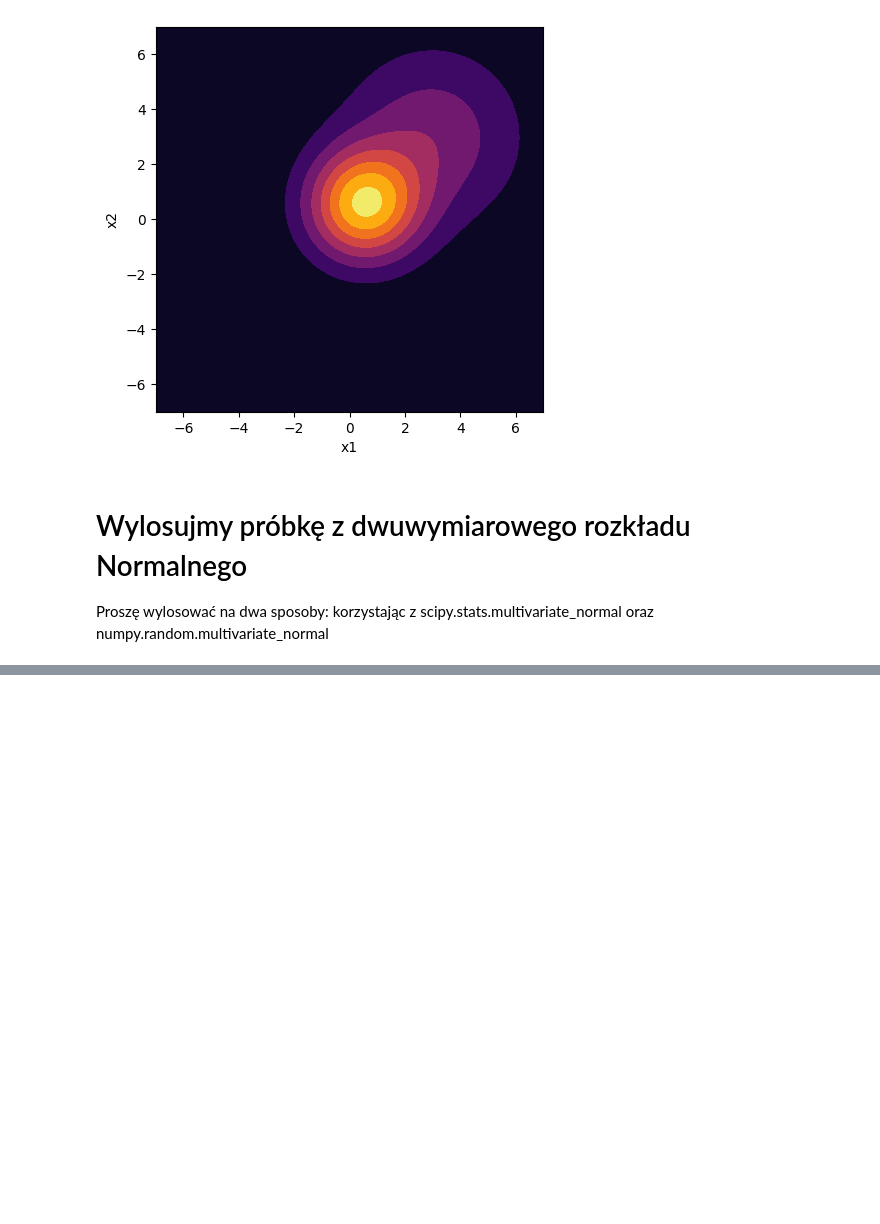
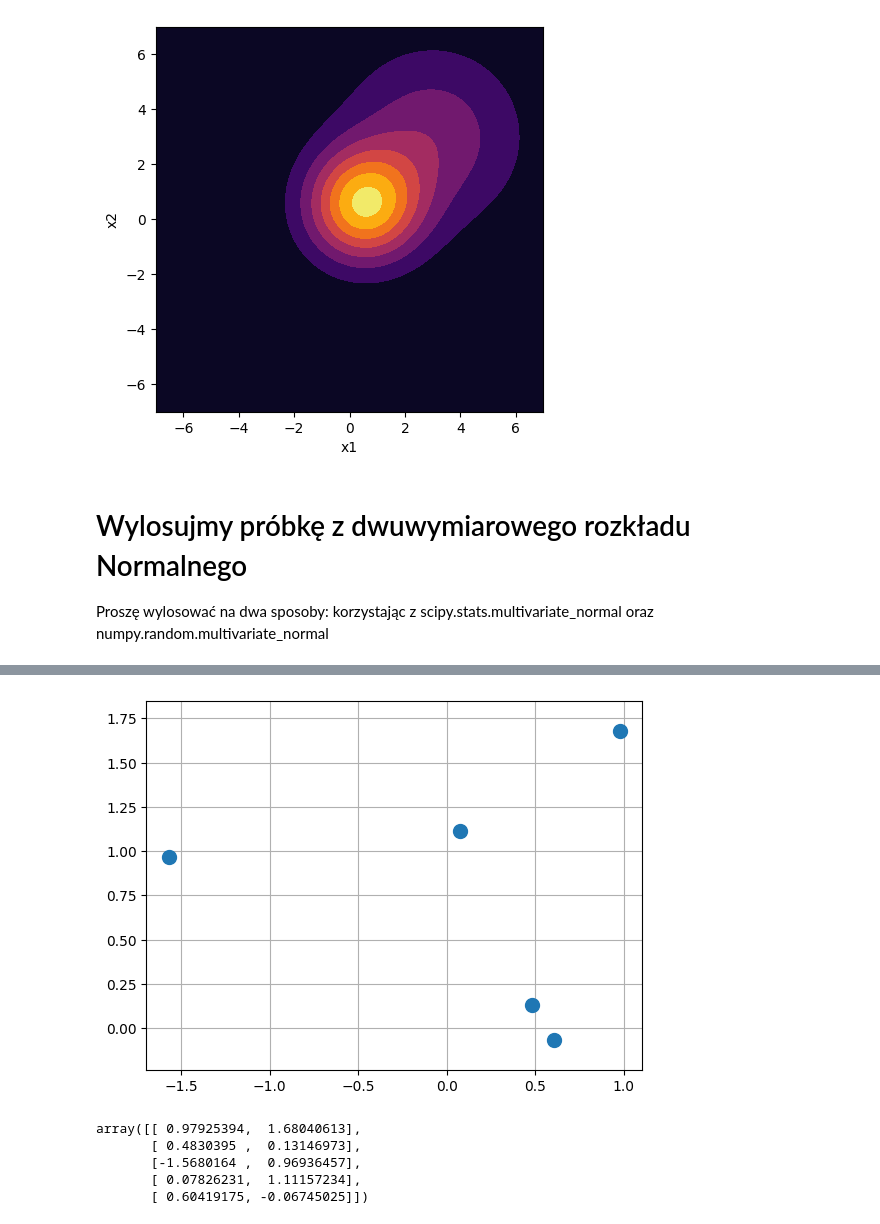
Before and after one commit to p-malecki/uj-psi-assignments, a Jupyter notebook: AD_Z03_C_normal_distribution.ipynb, the cells around one changed output, grey strips where cells are left out. Saved outputs shown, nothing was run; the diff lists cells and outputs as text; code cells hidden in the pictures; blank space fills up the shorter version.

```diff
--- a/AD_Z03_C_normal_distribution.ipynb
+++ b/AD_Z03_C_normal_distribution.ipynb
@@ -75,0 +87,14 @@ scipy.stats.multivariate_normal()
+# %%
+pts2 = np.random.multivariate_normal(np.zeros(2), np.eye(2), size=5)
+plt.plot(pts2[:, 0], pts2[:, 1], '.', markersize=20)
+plt.axis('equal')
+plt.grid()
+plt.show()
+pts2
+# %% [output]
+[figure, added]
+array([[ 0.97925394,  1.68040613],
+       [ 0.4830395 ,  0.13146973],
+       [-1.5680164 ,  0.96936457],
+       [ 0.07826231,  1.11157234],
+       [ 0.60419175, -0.06745025]])
```
Also changed, not shown: parts of 2 cells of this notebook.
